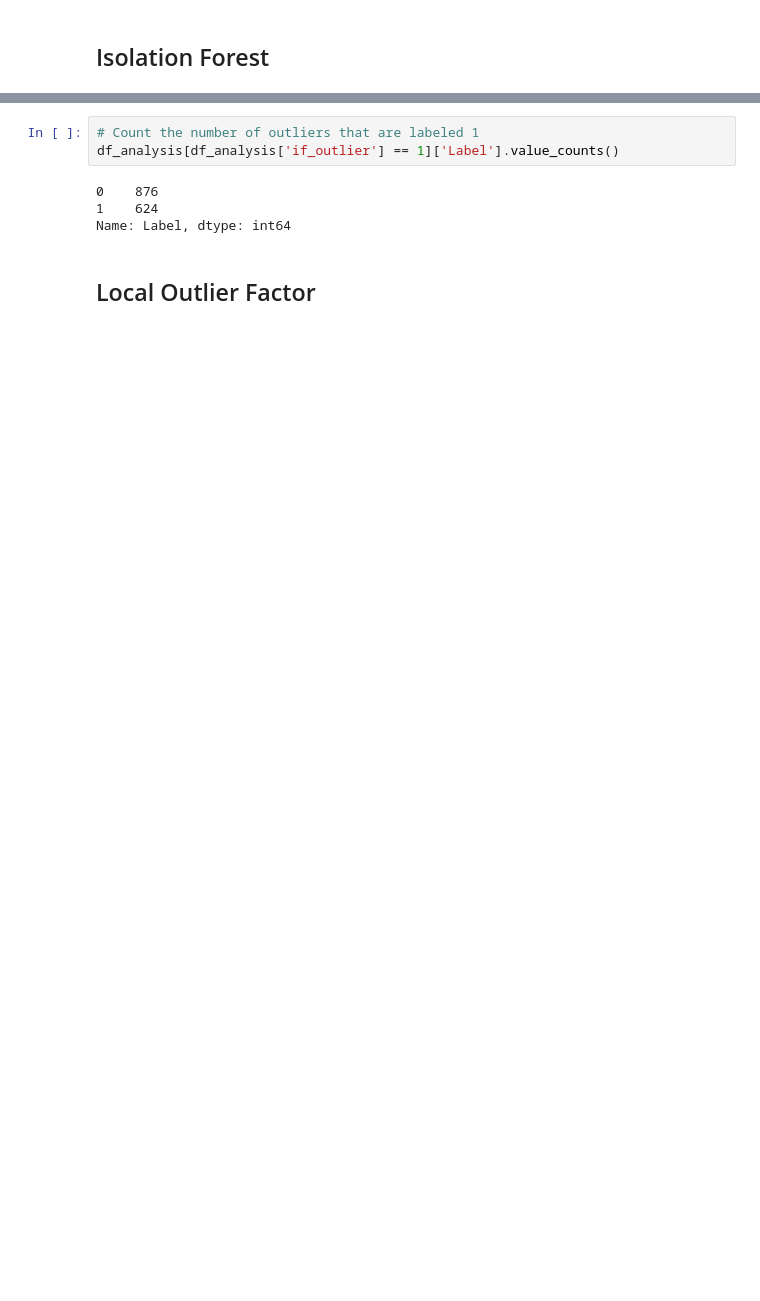
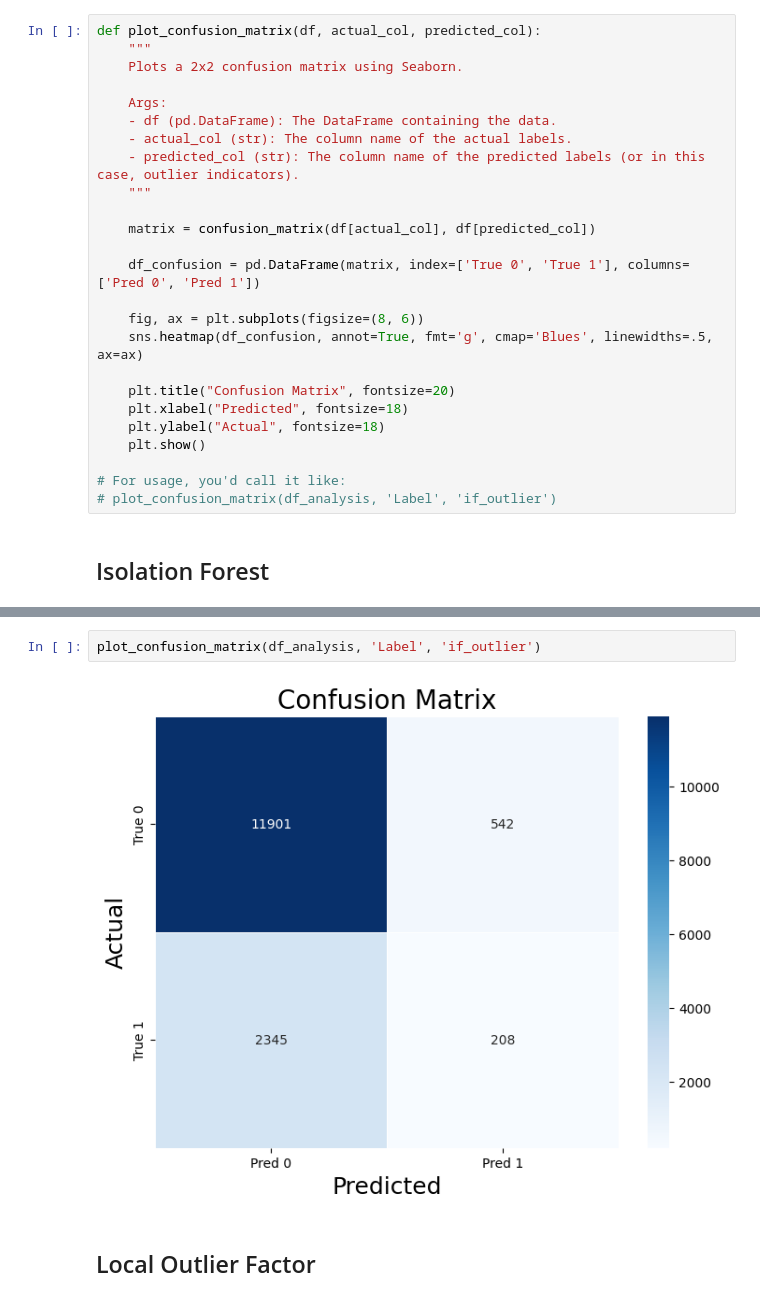
Before and after one commit to Coartix/MLsecu, a Jupyter notebook: MLsecuProject.ipynb, the cells around one changed output, grey strips where cells are left out. Cells and saved outputs as stored; diff of their text form; blank space fills up the shorter version.

```diff
--- a/MLsecuProject.ipynb
+++ b/MLsecuProject.ipynb
@@ -166,3 +173,28 @@ Only in l2: set()
+# %%
+def plot_confusion_matrix(df, actual_col, predicted_col):
+    """
+    Plots a 2x2 confusion matrix using Seaborn.
+
+    Args:
+    - df (pd.DataFrame): The DataFrame containing the data.
+    - actual_col (str): The column name of the actual labels.
+    - predicted_col (str): The column name of the predicted labels (or in this case, outlier indicators).
+    """
+
+    matrix = confusion_matrix(df[actual_col], df[predicted_col])
+
+    df_confusion = pd.DataFrame(matrix, index=['True 0', 'True 1'], columns=['Pred 0', 'Pred 1'])
+
+    fig, ax = plt.subplots(figsize=(8, 6))
+    sns.heatmap(df_confusion, annot=True, fmt='g', cmap='Blues', linewidths=.5, ax=ax)
+
+    plt.title("Confusion Matrix", fontsize=20)
+    plt.xlabel("Predicted", fontsize=18)
+    plt.ylabel("Actual", fontsize=18)
+    plt.show()
+
+# For usage, you'd call it like:
+# plot_confusion_matrix(df_analysis, 'Label', 'if_outlier')
 # %% [markdown]
 ## Isolation Forest
 # %%
@@ -193,10 +225,7 @@ df_analysis
-# %%
-# Count the number of outliers that are labeled 1
-df_analysis[df_analysis['if_outlier'] == 1]['Label'].value_counts()
-# %% [output]
-0    876
-1    624
-Name: Label, dtype: int64
+# %%
+plot_confusion_matrix(df_analysis, 'Label', 'if_outlier')
+# %% [output]
+[figure, added]
 # %% [markdown]
 ## Local Outlier Factor
 # %%
```
Also changed, not shown: parts of 20 cells of this notebook.
